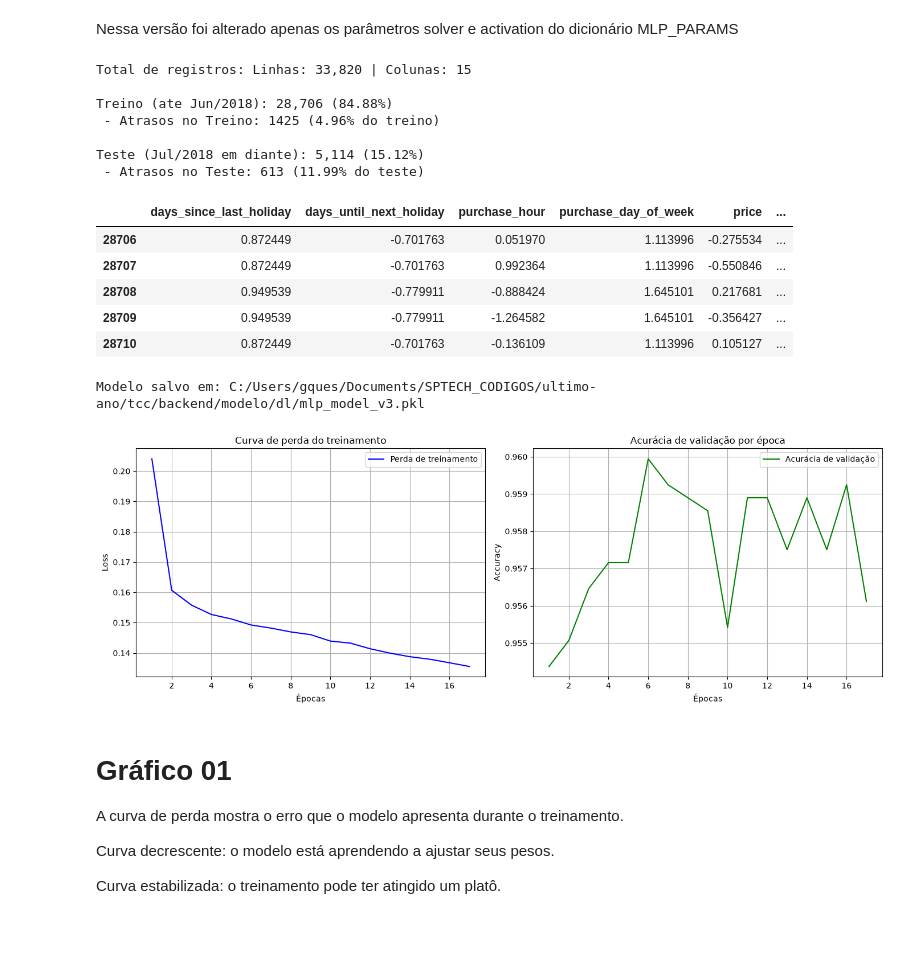
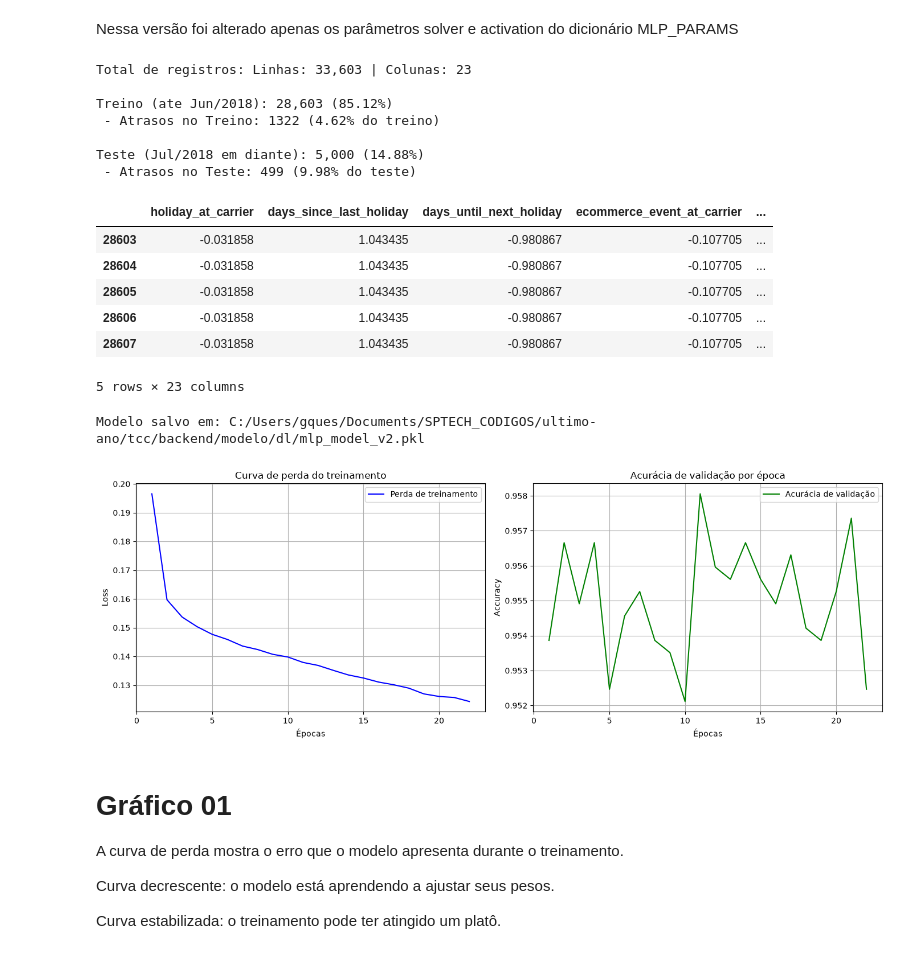
Before and after one commit to Last-Mile-Optimization/backend, a Jupyter notebook: modelo/dl/mpl-v2.ipynb, the cells around one changed output. Saved outputs shown, nothing was run; the diff lists cells and outputs as text; code cells hidden in the pictures.

```diff
--- a/modelo/dl/mpl-v2.ipynb
+++ b/modelo/dl/mpl-v2.ipynb
@@ -67,7 +67,7 @@ THRESHOLD = 0.90
 # 2. CARREGAMENTO DO DATASET
 # ============================================================
 
-arquivo = "C:/Users/gques/Documents/SPTECH_CODIGOS/ultimo-ano/tcc/backend/tabela_final/part-00000-13fcc452-2493-4299-ab17-d369f64d2ad3-c000.csv"
+arquivo = "C:/Users/gques/Documents/SPTECH_CODIGOS/ultimo-ano/tcc/backend/tabela_final/table_orders_holidays_ecommerce_events.csv"
 
 
 df = pd.read_csv(arquivo)
@@ -179,19 +179,20 @@ print(f" - Atrasos no Teste: {(y_test == 1).sum()} ({(y_test == 1).mean():.2%} d
 
 X_test.head()
 # %% [output]
-Total de registros: Linhas: 33,820 | Colunas: 15
+Total de registros: Linhas: 33,603 | Colunas: 23
 
-Treino (ate Jun/2018): 28,706 (84.88%)
- - Atrasos no Treino: 1425 (4.96% do treino)
+Treino (ate Jun/2018): 28,603 (85.12%)
+ - Atrasos no Treino: 1322 (4.62% do treino)
 
-Teste (Jul/2018 em diante): 5,114 (15.12%)
- - Atrasos no Teste: 613 (11.99% do teste)
+Teste (Jul/2018 em diante): 5,000 (14.88%)
+ - Atrasos no Teste: 499 (9.98% do teste)
-|  | days_since_last_holiday | days_until_next_holiday | purchase_hour | purchase_day_of_week | price | ... |
-| 28706 | 0.872449 | -0.701763 | 0.051970 | 1.113996 | -0.275534 | ... |
-| 28707 | 0.872449 | -0.701763 | 0.992364 | 1.113996 | -0.550846 | ... |
-| 28708 | 0.949539 | -0.779911 | -0.888424 | 1.645101 | 0.217681 | ... |
-| 28709 | 0.949539 | -0.779911 | -1.264582 | 1.645101 | -0.356427 | ... |
-| 28710 | 0.872449 | -0.701763 | -0.136109 | 1.113996 | 0.105127 | ... |
+|  | holiday_at_carrier | days_since_last_holiday | days_until_next_holiday | ecommerce_event_at_carrier | ... |
+| 28603 | -0.031858 | 1.043435 | -0.980867 | -0.107705 | ... |
+| 28604 | -0.031858 | 1.043435 | -0.980867 | -0.107705 | ... |
+| 28605 | -0.031858 | 1.043435 | -0.980867 | -0.107705 | ... |
+| 28606 | -0.031858 | 1.043435 | -0.980867 | -0.107705 | ... |
+| 28607 | -0.031858 | 1.043435 | -0.980867 | -0.107705 | ... |
+5 rows × 23 columns
 # %%
 # ============================================================
 # 10. CRIAÇÃO DO MLP
@@ -227,7 +228,7 @@ modelo = {
     "threshold": THRESHOLD
 }
 
-caminho_modelo = "C:/Users/gques/Documents/SPTECH_CODIGOS/ultimo-ano/tcc/backend/modelo/dl/mlp_model_v3.pkl"
+caminho_modelo = "C:/Users/gques/Documents/SPTECH_CODIGOS/ultimo-ano/tcc/backend/modelo/dl/mlp_model_v2.pkl"
 
 with open(caminho_modelo, "wb") as arquivo:
     pickle.dump(modelo, arquivo)
@@ -253,35 +254,35 @@ axes[0].plot(
 
 axes[0].set_title("Curva de perda do treinamento")
 axes[0].set_xlabel("Épocas")
 axes[0].set_ylabel("Loss")
 axes[0].grid(True)
 axes[0].legend()
 
 # Gráfico 2 - Acurácia de validação
 if mlp.validation_scores_ is not None:
     epocas_validacao = range(
         1,
         len(mlp.validation_scores_) + 1
     )
 
     axes[1].plot(
         epocas_validacao,
         mlp.validation_scores_,
         label="Acurácia de validação",
         color="green"
     )
 
     axes[1].set_title("Acurácia de validação por época")
     axes[1].set_xlabel("Épocas")
     axes[1].set_ylabel("Accuracy")
     axes[1].grid(True)
     axes[1].legend()
 
 plt.tight_layout()
 plt.show()
 # %% [output]
-Modelo salvo em: C:/Users/gques/Documents/SPTECH_CODIGOS/ultimo-ano/tcc/backend/modelo/dl/mlp_model_v3.pkl
+Modelo salvo em: C:/Users/gques/Documents/SPTECH_CODIGOS/ultimo-ano/tcc/backend/modelo/dl/mlp_model_v2.pkl
-[figure, old version]
+[figure, new version]
 # %% [markdown]
 # Gráfico 01
 A curva de perda mostra o erro que o modelo apresenta durante o treinamento.
```
Also changed, not shown: parts of 3 cells of this notebook, 9 other files.
